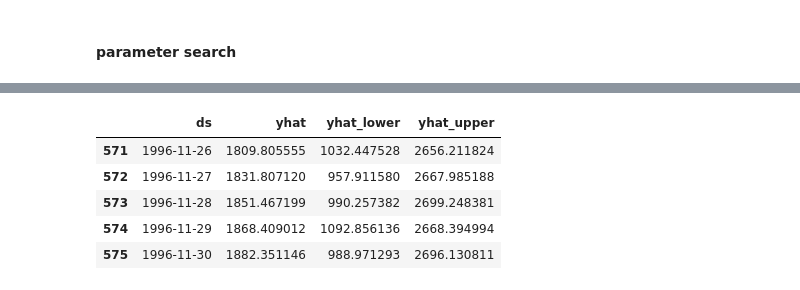
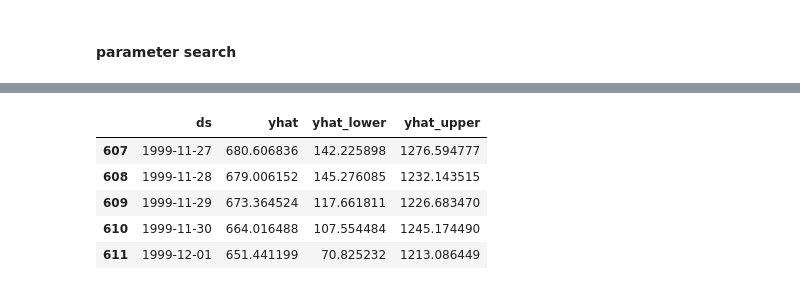
Before and after one commit to thanktua-spp/dca_ml_models, a Jupyter notebook: models_experimentation/prophet_model.ipynb, the cells around one changed output, grey strips where cells are left out. Cells and saved outputs as stored; diff of their text form; code cells hidden in the pictures.

Commit message:
checkpoint: performed hyperparameter tuning to derive best prophet model

```diff
--- a/models_experimentation/prophet_model.ipynb
+++ b/models_experimentation/prophet_model.ipynb
@@ -30,3 +53,3 @@ df_pdoil.head(5)
 # %%
 # Split data frame to train and test
-X_train, y_train, X_test, y_test = exp.train_test_split_by_date(df_pdoil, 'ds', 'y', '1996-01-01')
+X_train, y_train, X_test, y_test = exp.train_test_split_by_date(df_pdoil_clean, 'ds', 'y', '1999-01-01')
@@ -37,0 +127,9 @@ df_test = X_test.join(y_test)
+# %%
+model = Prophet(
+    seasonality_mode='multiplicative',
+    seasonality_prior_scale=10.0,
+    changepoint_prior_scale=0.1,#0.05
+    holidays_prior_scale=15.0,
+    changepoint_range=0.8
+)
+model.fit(df_train)
@@ -116,0 +203,12 @@ Best parameters: None
+# %%
+from sklearn.model_selection import ParameterGrid
+params_grid = {'seasonality_mode':('multiplicative','additive'),
+               'changepoint_prior_scale':[0.1,0.2,0.3,0.4,0.5,0.6,0.7,0.8],
+              'holidays_prior_scale':[0.1,0.2,0.3,0.4,0.5,0.6,0.7,0.8],
+              'n_changepoints' : [100,150,200, 300, 500]}
+grid = ParameterGrid(params_grid)
+cnt = 0
+for p in grid:
+    cnt = cnt+1
+
+print('Total Possible Models',cnt)
@@ -117,10 +282,11 @@ Best parameters: None
 # %%
-model = Prophet(
+best_model = Prophet(
     seasonality_mode='multiplicative',
-    seasonality_prior_scale=10.0,
-    changepoint_prior_scale=0.1,#0.05
-    holidays_prior_scale=15.0,
-    changepoint_range=0.8
-)
-model.fit(df_train)
+    #seasonality_prior_scale=10.0,  #perform parameter tuning here
+    changepoint_prior_scale=0.8,
+    holidays_prior_scale=0.5,
+    n_changepoints=500
+    #changepoint_range=0.8 #perform parameter tuning here
+
+best_model.fit(df_train)
 # %% [output]
@@ -129,13 +295,13 @@ model.fit(df_train)
 <prophet.forecaster.Prophet at 0x...>
 # %%
-future = model.make_future_dataframe(periods=365)
-forecast = model.predict(future)
-forecast[['ds', 'yhat', 'yhat_lower', 'yhat_upper']].tail()
+future = best_model.make_future_dataframe(periods=365)
+forecast_entire_data = best_model.predict(future)
+forecast_entire_data[['ds', 'yhat', 'yhat_lower', 'yhat_upper']].tail()
 # %% [output]
 |  | ds | yhat | yhat_lower | yhat_upper |
-| 571 | 1996-11-26 | 1809.805555 | 1032.447528 | 2656.211824 |
-| 572 | 1996-11-27 | 1831.807120 | 957.911580 | 2667.985188 |
-| 573 | 1996-11-28 | 1851.467199 | 990.257382 | 2699.248381 |
-| 574 | 1996-11-29 | 1868.409012 | 1092.856136 | 2668.394994 |
-| 575 | 1996-11-30 | 1882.351146 | 988.971293 | 2696.130811 |
+| 607 | 1999-11-27 | 680.606836 | 142.225898 | 1276.594777 |
+| 608 | 1999-11-28 | 679.006152 | 145.276085 | 1232.143515 |
+| 609 | 1999-11-29 | 673.364524 | 117.661811 | 1226.683470 |
+| 610 | 1999-11-30 | 664.016488 | 107.554484 | 1245.174490 |
+| 611 | 1999-12-01 | 651.441199 | 70.825232 | 1213.086449 |
 # %%
```
Also changed, not shown: parts of 39 cells of this notebook, 3 other files.
